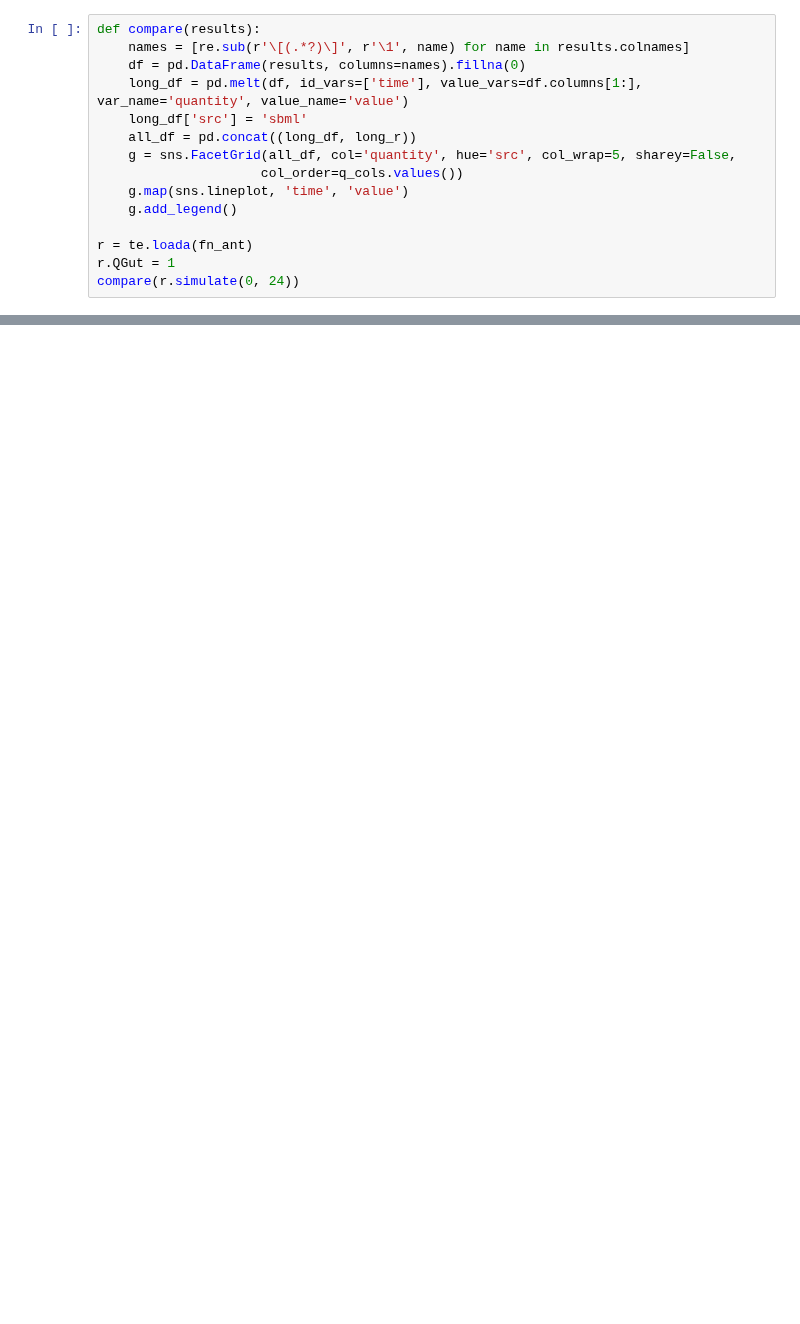
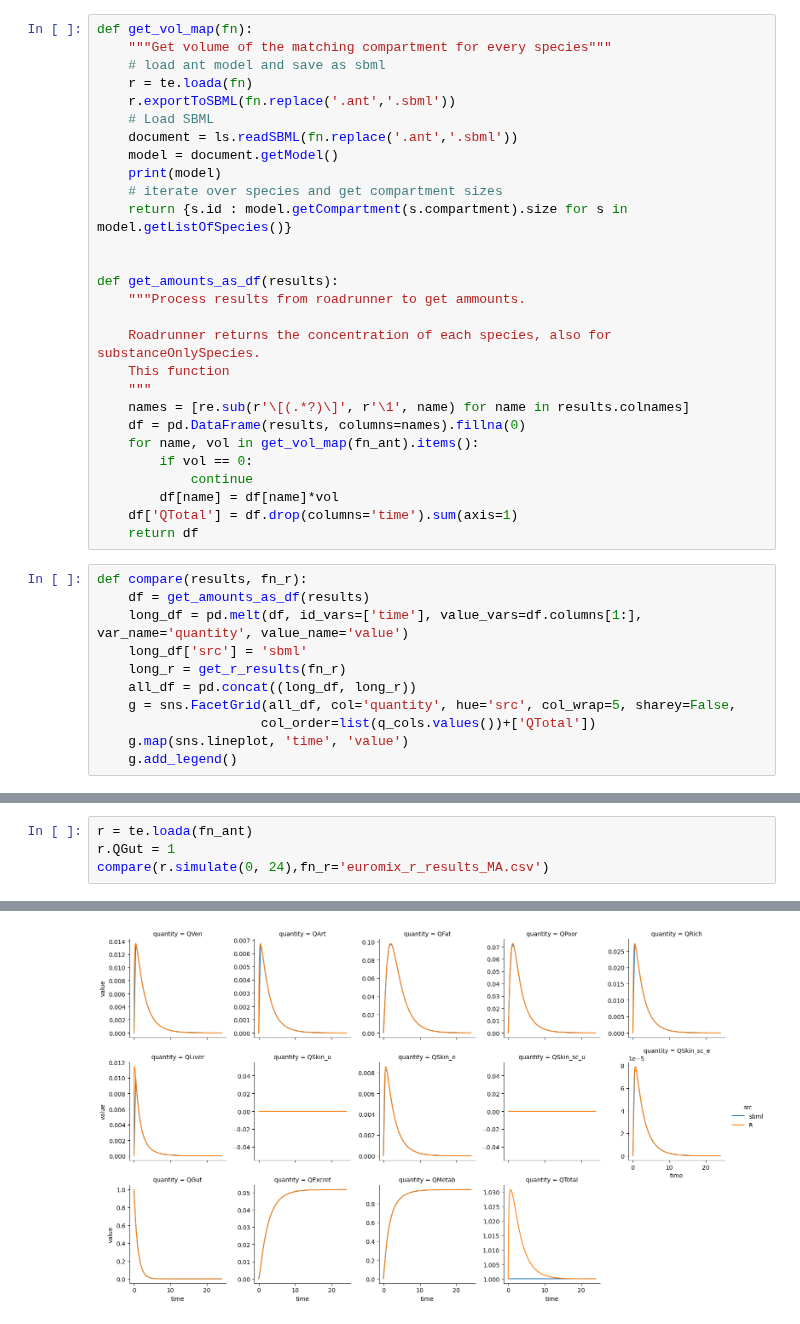
Before and after one commit to rivm-syso/euromix-to-sbml, a Jupyter notebook: notebooks/test_full_model.ipynb, the cells around one changed output, grey strips where cells are left out. Cells and saved outputs as stored; diff of their text form; blank space fills up the shorter version.

Commit message:
Convert concentrations to amounts and clean up the mess

```diff
--- a/notebooks/test_full_model.ipynb
+++ b/notebooks/test_full_model.ipynb
@@ -22,15 +25,39 @@ long_r['src'] = 'R'
+# %%
+def get_vol_map(fn):
+    """Get volume of the matching compartment for every species"""
+    # load ant model and save as sbml
+    r = te.loada(fn)
+    r.exportToSBML(fn.replace('.ant','.sbml'))
+    # Load SBML
+    document = ls.readSBML(fn.replace('.ant','.sbml'))
+    model = document.getModel()
+    print(model)
+    # iterate over species and get compartment sizes
+    return {s.id : model.getCompartment(s.compartment).size for s in model.getListOfSpecies()}
+
+
+def get_amounts_as_df(results):
+    """Process results from roadrunner to get ammounts.
+
+    Roadrunner returns the concentration of each species, also for substanceOnlySpecies.
+    This function
+    """
+    names = [re.sub(r'\[(.*?)\]', r'\1', name) for name in results.colnames]
+    df = pd.DataFrame(results, columns=names).fillna(0)
+    for name, vol in get_vol_map(fn_ant).items():
+        if vol == 0:
+            continue
+        df[name] = df[name]*vol
+    df['QTotal'] = df.drop(columns='time').sum(axis=1)
+    return df
 # %%
-def compare(results):
-    names = [re.sub(r'\[(.*?)\]', r'\1', name) for name in results.colnames]
-    df = pd.DataFrame(results, columns=names).fillna(0)
+def compare(results, fn_r):
+    df = get_amounts_as_df(results)
     long_df = pd.melt(df, id_vars=['time'], value_vars=df.columns[1:], var_name='quantity', value_name='value')
     long_df['src'] = 'sbml'
+    long_r = get_r_results(fn_r)
     all_df = pd.concat((long_df, long_r))
     g = sns.FacetGrid(all_df, col='quantity', hue='src', col_wrap=5, sharey=False,
-                     col_order=q_cols.values())
+                     col_order=list(q_cols.values())+['QTotal'])
     g.map(sns.lineplot, 'time', 'value')
     g.add_legend()
-
-r = te.loada(fn_ant)
-r.QGut = 1
-compare(r.simulate(0, 24))
@@ -190,0 +66,5 @@ is equal to `-FBlood * Cart`; so the equations actually match.
+# %%
+r = te.loada(fn_ant)
+r.QGut = 1
+compare(r.simulate(0, 24),fn_r='euromix_r_results_MA.csv')
+# %% [output]
@@ -190,0 +72 @@ is equal to `-FBlood * Cart`; so the equations actually match.
+[figure, added]
```
Also changed, not shown: parts of 16 cells of this notebook, 16 other files.
